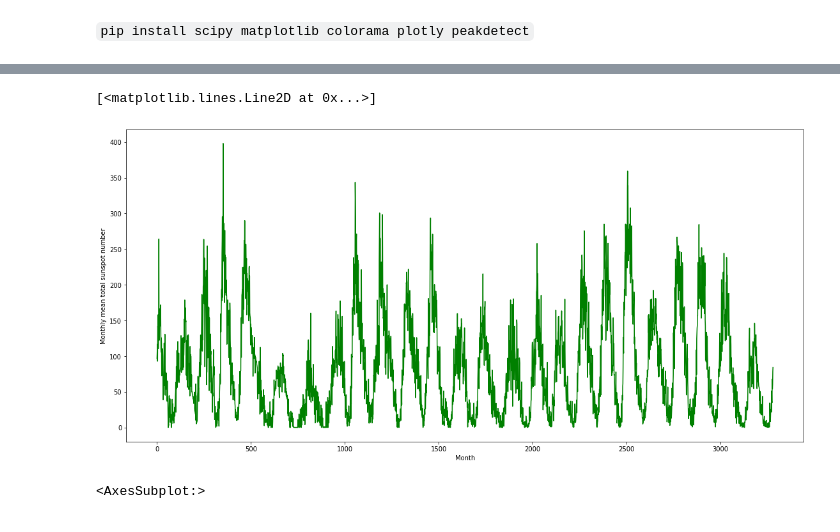
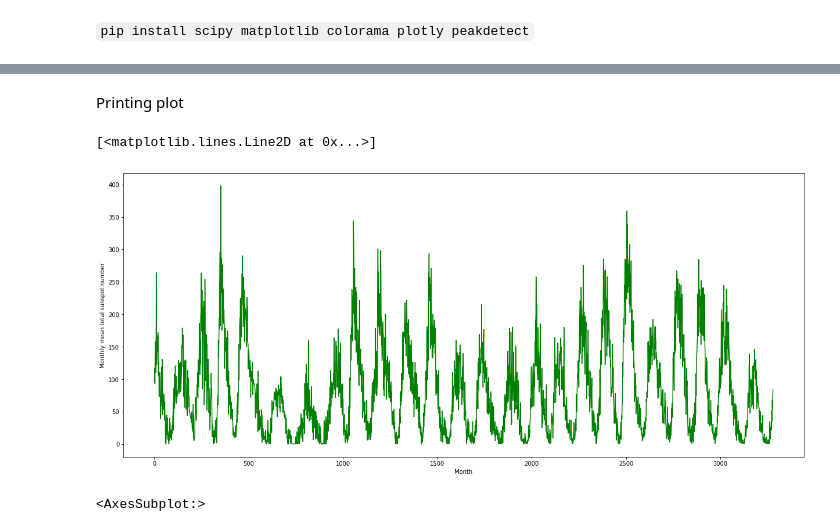
Before and after one commit to cichy1173/sunspot-analysis, a Jupyter notebook: badanie.ipynb, the cells around one changed output, grey strips where cells are left out. Saved outputs shown, nothing was run; the diff lists cells and outputs as text; code cells hidden in the pictures.

```diff
--- a/badanie.ipynb
+++ b/badanie.ipynb
@@ -42,11 +35,13 @@ data[CSV_DATA_COLUMN].hist()
+# %% [markdown]
+Printing plot
 # %%
-plt.figure(figsize=(19,9))
+plt.figure(figsize=(21,9))
 plt.ylabel("Monthly mean total sunspot number")
 plt.xlabel("Month")
 plt.plot(data[CSV_DATA_COLUMN], c="green")
 # %% [output]
 [<matplotlib.lines.Line2D at 0x...>]
-[figure, old version]
+[figure, new version]
 # %%
 corr = data.iloc[:,:-1].corr(method="pearson")
 cmap = sns.diverging_palette(250,354,80,60, center='dark', as_cmap=True)
```
Also changed, not shown: parts of 17 cells of this notebook, 1 other file.
